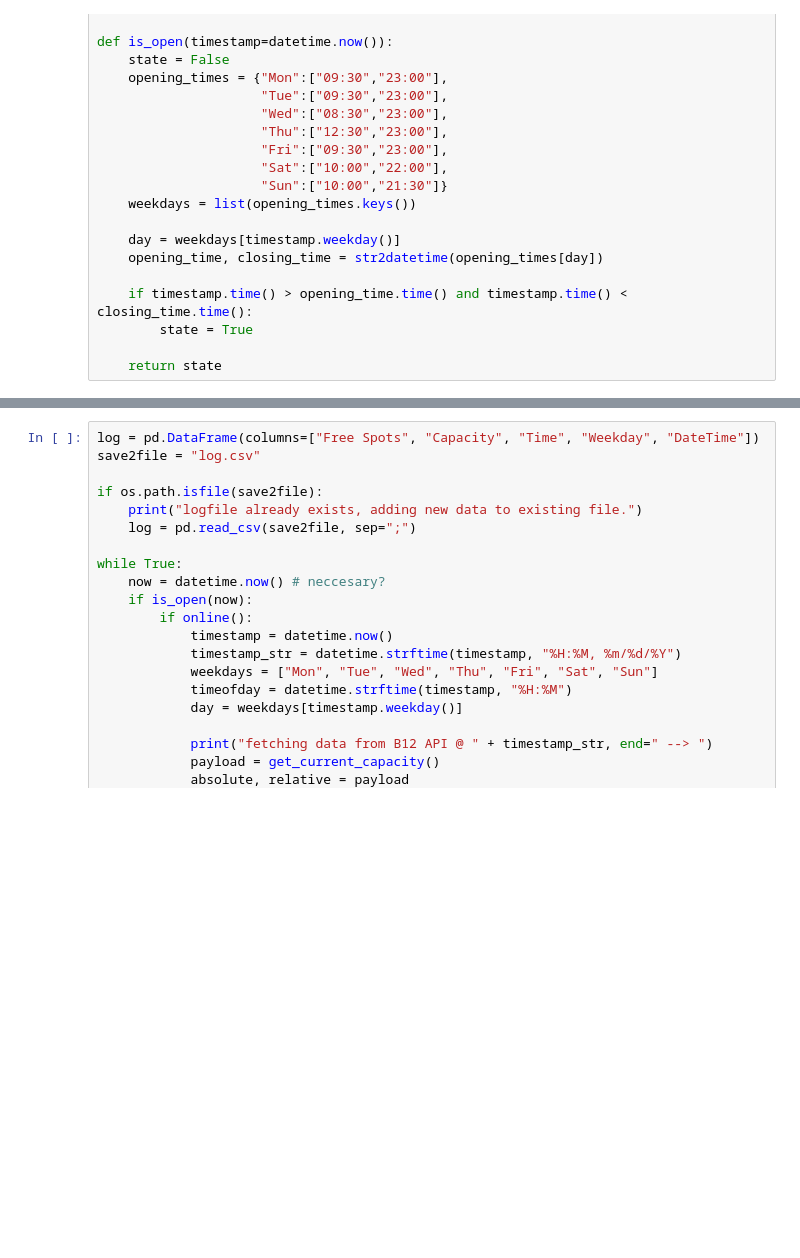
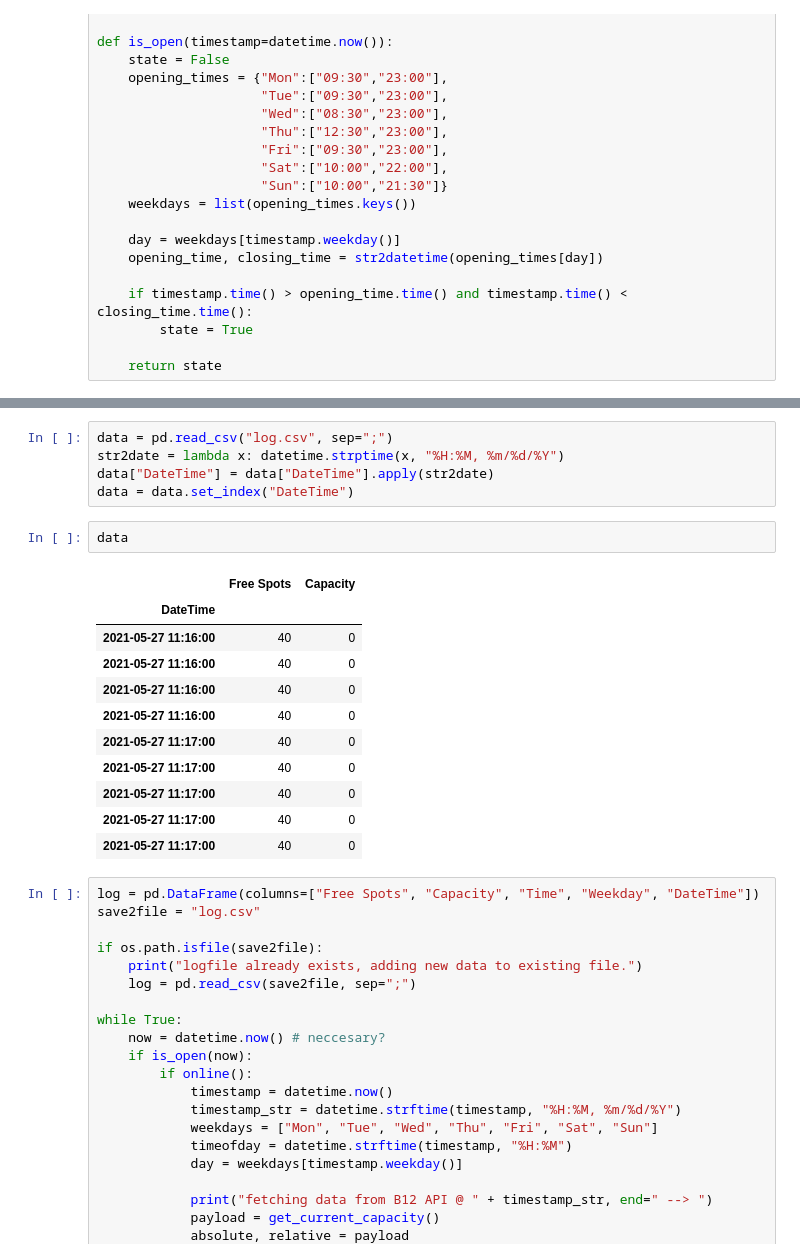
Before and after one commit to jnsbck/B12_data_mining, a Jupyter notebook: B12_data_collection.ipynb, the cells around one changed output, grey strips where cells are left out. Drawn from its saved outputs; the diff is of its cells as text; blank space fills up the shorter version.

```diff
--- a/B12_data_collection.ipynb
+++ b/B12_data_collection.ipynb
@@ -96,3 +132,22 @@ def is_open(timestamp=datetime.now()):
+# %%
+data = pd.read_csv("log.csv", sep=";")
+str2date = lambda x: datetime.strptime(x, "%H:%M, %m/%d/%Y")
+data["DateTime"] = data["DateTime"].apply(str2date)
+data = data.set_index("DateTime")
+# %%
+data
+# %% [output]
+|  | Free Spots | Capacity |
+| DateTime |  |  |
+| 2021-05-27 11:16:00 | 40 | 0 |
+| 2021-05-27 11:16:00 | 40 | 0 |
+| 2021-05-27 11:16:00 | 40 | 0 |
+| 2021-05-27 11:16:00 | 40 | 0 |
+| 2021-05-27 11:17:00 | 40 | 0 |
+| 2021-05-27 11:17:00 | 40 | 0 |
+| 2021-05-27 11:17:00 | 40 | 0 |
+| 2021-05-27 11:17:00 | 40 | 0 |
+| 2021-05-27 11:17:00 | 40 | 0 |
 # %%
 log = pd.DataFrame(columns=["Free Spots", "Capacity", "Time", "Weekday", "DateTime"])
 save2file = "log.csv"
```
Also changed, not shown: parts of 5 cells of this notebook, 1 other file.
